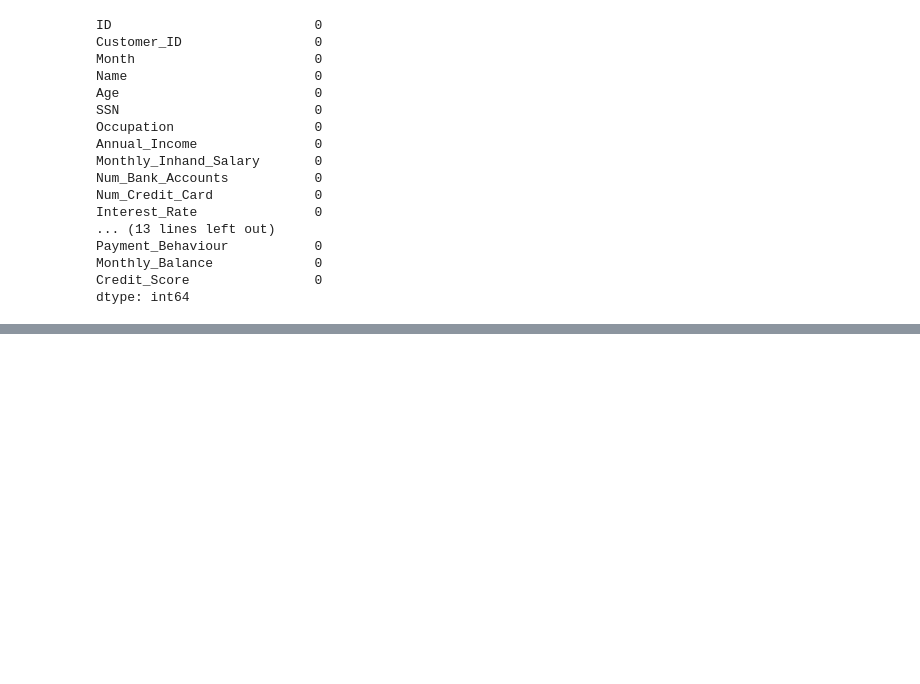
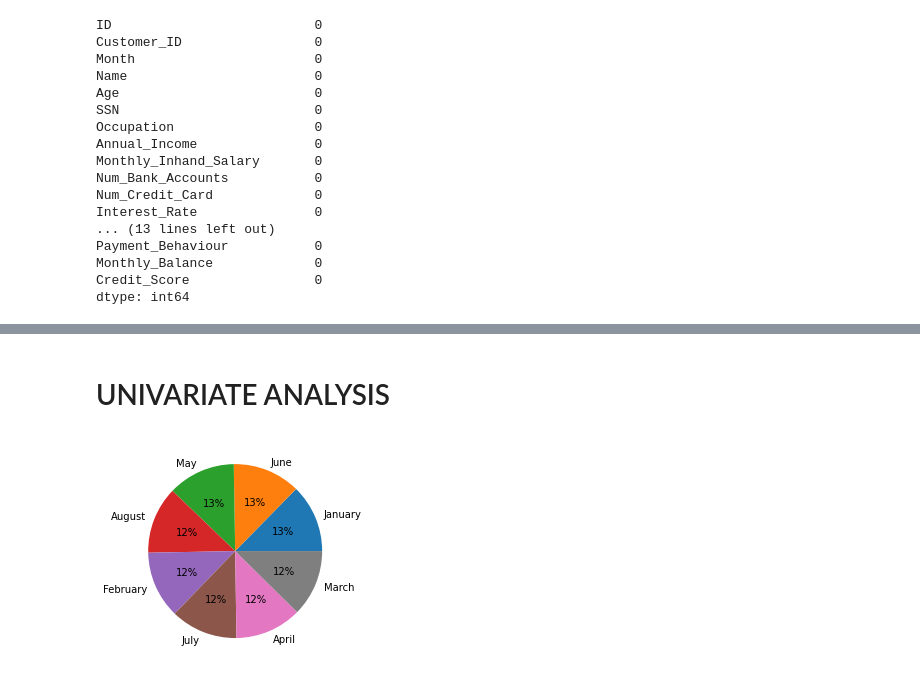
Before and after one commit to cereal45/Credit-Score-Classification, a Jupyter notebook: Untitled.ipynb, the cells around one changed output, grey strips where cells are left out. Saved outputs shown, nothing was run; the diff lists cells and outputs as text; code cells hidden in the pictures; blank space fills up the shorter version.

```diff
--- a/Untitled.ipynb
+++ b/Untitled.ipynb
@@ -333,11 +331,3 @@ loan_type_dict
  'Student Loan': 38968,
  'Debt Consolidation Loan': 38776,
  'Payday Loan': 40568}
-# %%
-### Bar graph showing the counts of the column - Type_of_Loan
-
-sns.set(rc = {'figure.figsize': (15, 10)})
-sns.barplot(list(loan_type_dict.keys()), list(loan_type_dict.values()))
-plt.title('Bar graph showing the counts of the column - Type_of_Loan')
-plt.ylabel('Count', fontsize = 12)
-plt.xlabel('Type_of_Loan', fontsize = 12)
@@ -357,12 +342,3 @@ Good        24337
 _           20195
 Bad         18989
 Name: Credit_Mix, dtype: int64
-# %%
-### Bar graph showing the value counts of the column - Credit_Mix
-
-sns.set(rc = {'figure.figsize': (6, 6)})
-sns.barplot(credit_mix_count.index, credit_mix_count.values, alpha = 0.8)
-plt.title('Bar graph showing the value counts of the column - Credit_Mix')
-plt.ylabel('Number of Occurrences', fontsize = 12)
-plt.xlabel('Credit Mix', fontsize = 12)
-plt.show()
@@ -768,0 +721,8 @@ credit_data.isnull().sum()
+# %% [markdown]
+# UNIVARIATE ANALYSIS
+# %%
+# PIE CHART Month
+df10 = df['Month'].value_counts()
+plt.pie(df10, labels=df10.index, autopct="%.0f%%");
+# %% [output]
+[figure, added]
```
Also changed, not shown: parts of 78 cells of this notebook.
